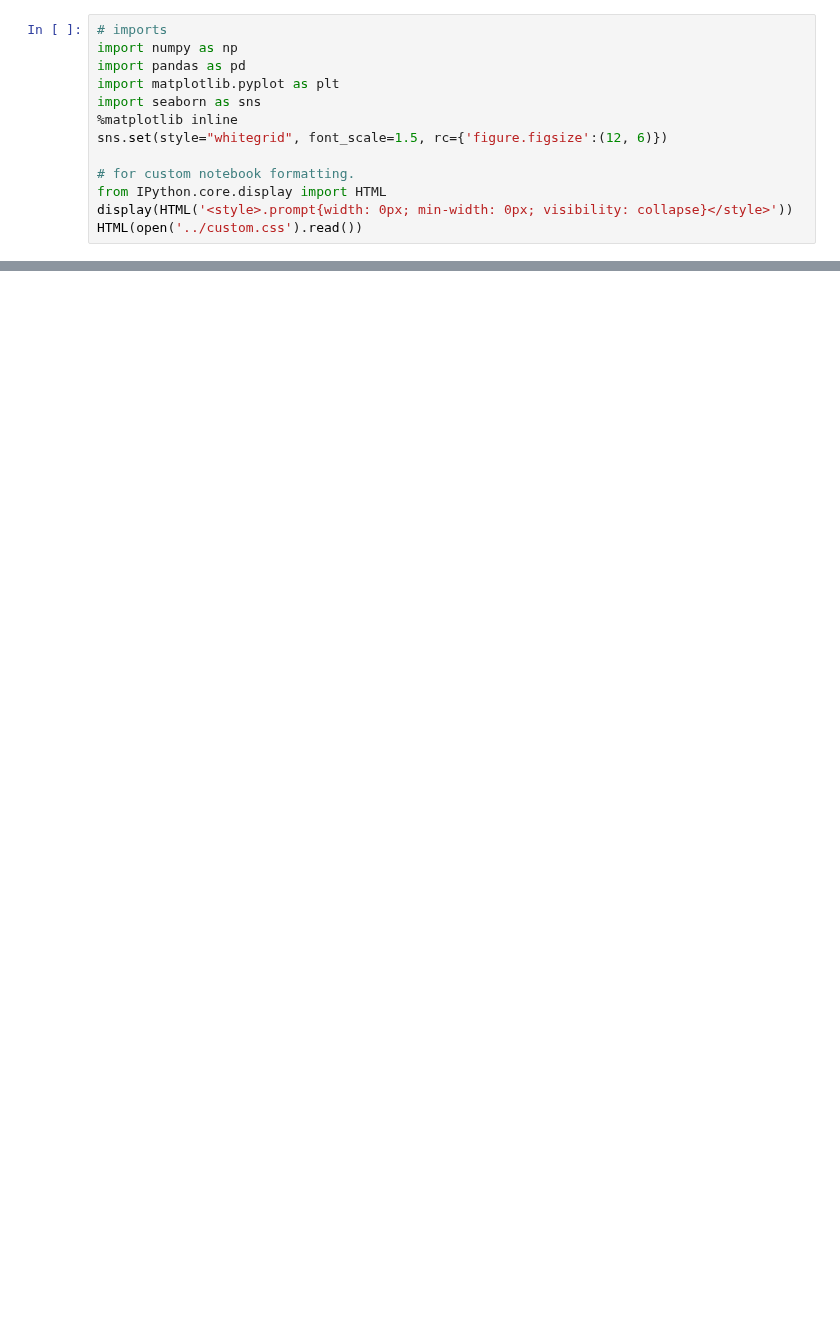
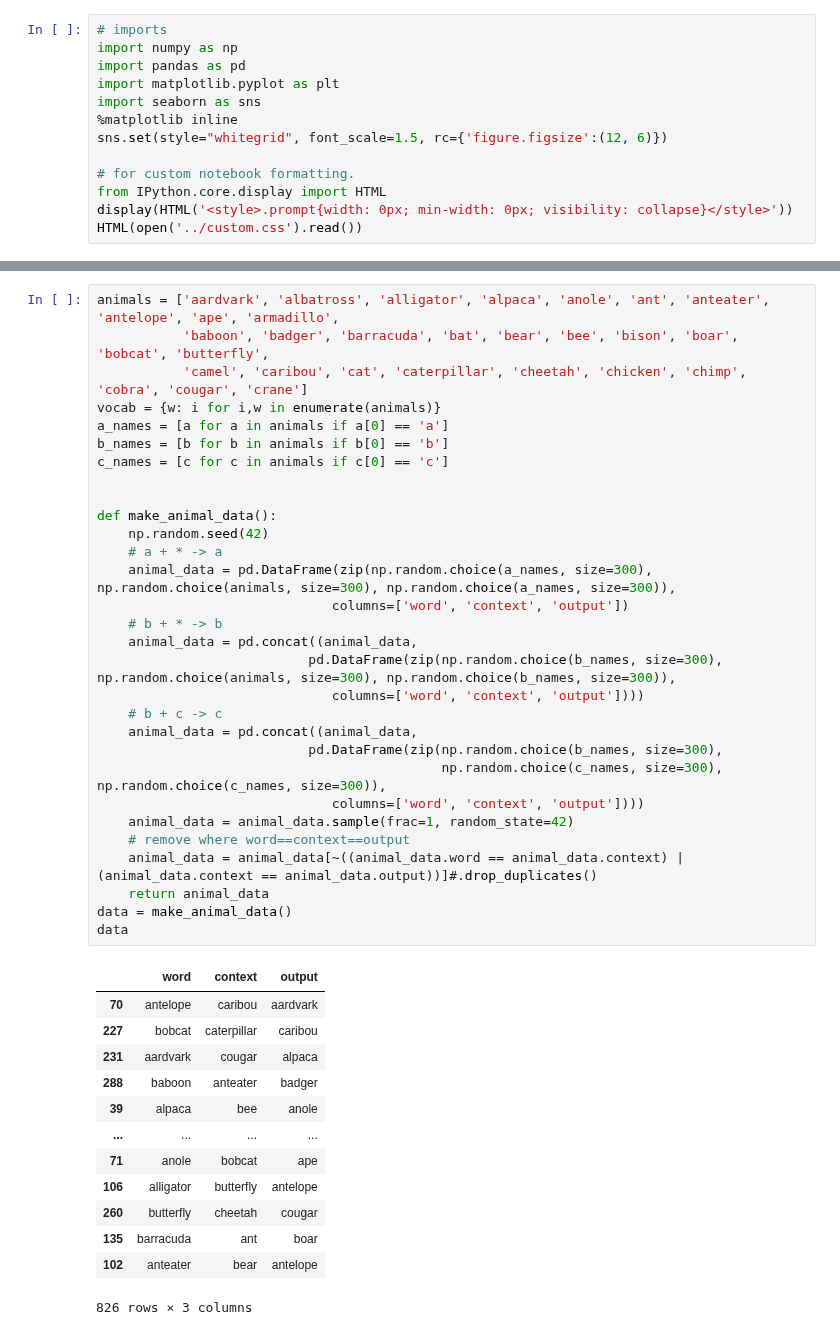
Before and after one commit to tulane-cmps6730/main, a Jupyter notebook: lec/language_models/elmo.ipynb, the cells around one changed output, grey strips where cells are left out. Cells and saved outputs as stored; diff of their text form; blank space fills up the shorter version.

```diff
--- a/lec/language_models/elmo.ipynb
+++ b/lec/language_models/elmo.ipynb
@@ -25,0 +90,44 @@ HTML(open('../custom.css').read())
+# %%
+animals = ['aardvark', 'albatross', 'alligator', 'alpaca', 'anole', 'ant', 'anteater', 'antelope', 'ape', 'armadillo',
+           'baboon', 'badger', 'barracuda', 'bat', 'bear', 'bee', 'bison', 'boar', 'bobcat', 'butterfly',
+           'camel', 'caribou', 'cat', 'caterpillar', 'cheetah', 'chicken', 'chimp', 'cobra', 'cougar', 'crane']
+vocab = {w: i for i,w in enumerate(animals)}
+a_names = [a for a in animals if a[0] == 'a']
+b_names = [b for b in animals if b[0] == 'b']
+c_names = [c for c in animals if c[0] == 'c']
+
+
+def make_animal_data():
+    np.random.seed(42)
+    # a + * -> a
+    animal_data = pd.DataFrame(zip(np.random.choice(a_names, size=300), np.random.choice(animals, size=300), np.random.choice(a_names, size=300)),
+                              columns=['word', 'context', 'output'])
+    # b + * -> b
+    animal_data = pd.concat((animal_data,
+                           pd.DataFrame(zip(np.random.choice(b_names, size=300), np.random.choice(animals, size=300), np.random.choice(b_names, size=300)),
+                              columns=['word', 'context', 'output'])))
+    # b + c -> c
+    animal_data = pd.concat((animal_data,
+                           pd.DataFrame(zip(np.random.choice(b_names, size=300),
+                                            np.random.choice(c_names, size=300), np.random.choice(c_names, size=300)),
+                              columns=['word', 'context', 'output'])))
+    animal_data = animal_data.sample(frac=1, random_state=42)
+    # remove where word==context==output
+    animal_data = animal_data[~((animal_data.word == animal_data.context) | (animal_data.context == animal_data.output))]#.drop_duplicates()
+    return animal_data
+data = make_animal_data()
+data
+# %% [output]
+|  | word | context | output |
+| 70 | antelope | caribou | aardvark |
+| 227 | bobcat | caterpillar | caribou |
+| 231 | aardvark | cougar | alpaca |
+| 288 | baboon | anteater | badger |
+| 39 | alpaca | bee | anole |
+| ... | ... | ... | ... |
+| 71 | anole | bobcat | ape |
+| 106 | alligator | butterfly | antelope |
+| 260 | butterfly | cheetah | cougar |
+| 135 | barracuda | ant | boar |
+| 102 | anteater | bear | antelope |
+826 rows × 3 columns
```
Also changed, not shown: parts of 33 cells of this notebook, 8 other files.
